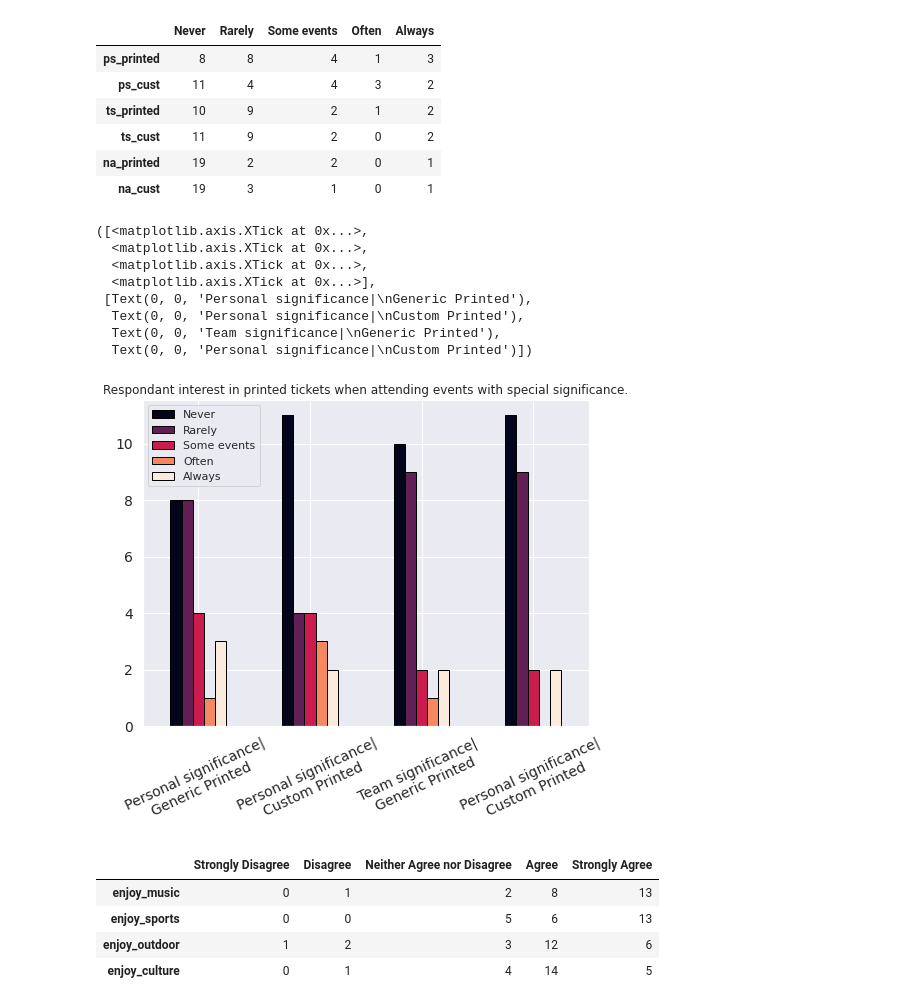
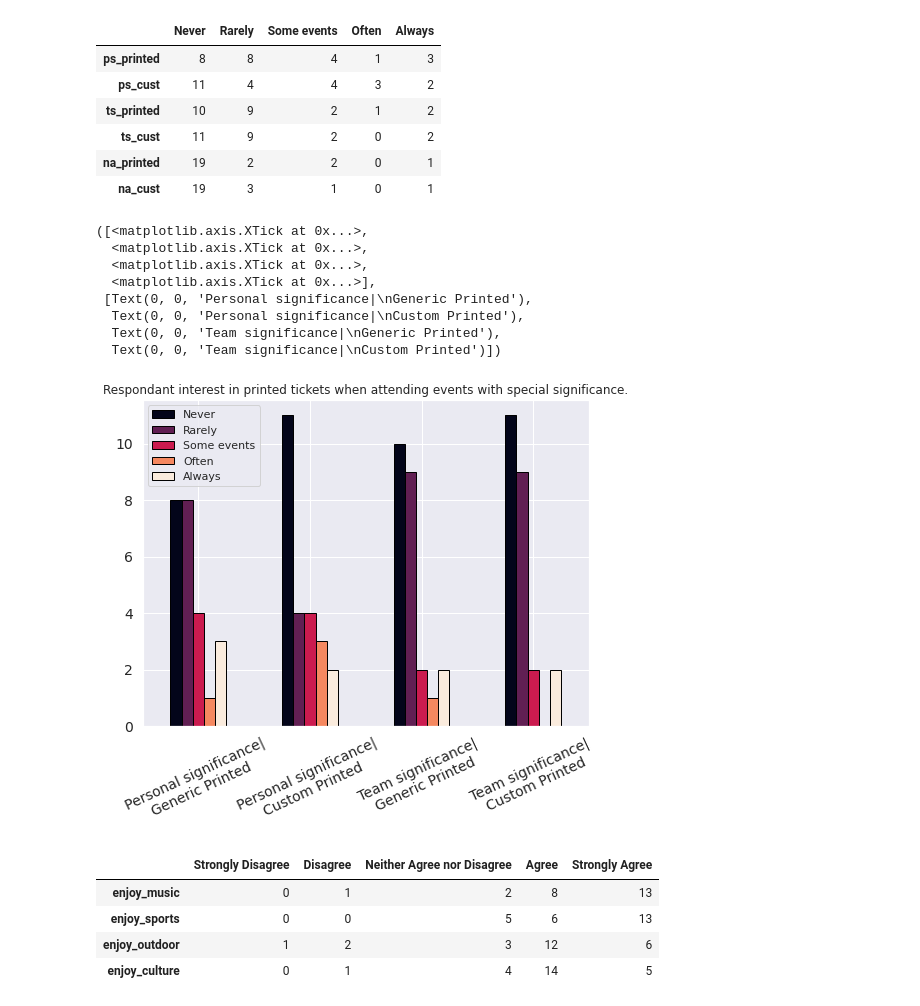
Before and after one commit to LibbyFender/Learning, a Jupyter notebook: SPEX650.ipynb, the cells around one changed output. Drawn from its saved outputs; the diff is of its cells as text; code cells hidden in the pictures.

```diff
--- a/SPEX650.ipynb
+++ b/SPEX650.ipynb
@@ -590,27 +590,27 @@ df_q_likert_2[5:11] #Describes our sample population
 | na_printed | 19 | 2 | 2 | 0 | 1 |
 | na_cust | 19 | 3 | 1 | 0 | 1 |
 # %%
-jibberish = ('Personal significance|\nGeneric Printed', 'Personal significance|\nCustom Printed', 'Team significance|\nGeneric Printed', 'Personal significance|\nCustom Printed')
+jibberish = ('Personal significance|\nGeneric Printed', 'Personal significance|\nCustom Printed', 'Team significance|\nGeneric Printed', 'Team significance|\nCustom Printed')
 y_posit = np.arange(len(jibberish))
 df_q_likert_2[5:9].plot(
     kind='bar',
     figsize=(8, 6),
     cmap='rocket',
     edgecolor='black',
     fontsize=14,
     title='Respondant interest in printed tickets when attending events with special significance.'
     ).yaxis.label.set_visible(False)
 plt.xticks(y_posit, jibberish, rotation = 25)
 # %% [output]
 ([<matplotlib.axis.XTick at 0x...>,
   <matplotlib.axis.XTick at 0x...>,
   <matplotlib.axis.XTick at 0x...>,
   <matplotlib.axis.XTick at 0x...>],
  [Text(0, 0, 'Personal significance|\nGeneric Printed'),
   Text(0, 0, 'Personal significance|\nCustom Printed'),
   Text(0, 0, 'Team significance|\nGeneric Printed'),
-  Text(0, 0, 'Personal significance|\nCustom Printed')])
+  Text(0, 0, 'Team significance|\nCustom Printed')])
-[figure, old version]
+[figure, new version]
 # %%
 df_q_likert_order[:4]
 # %% [output]
```
Also changed, not shown: parts of 12 cells of this notebook.
